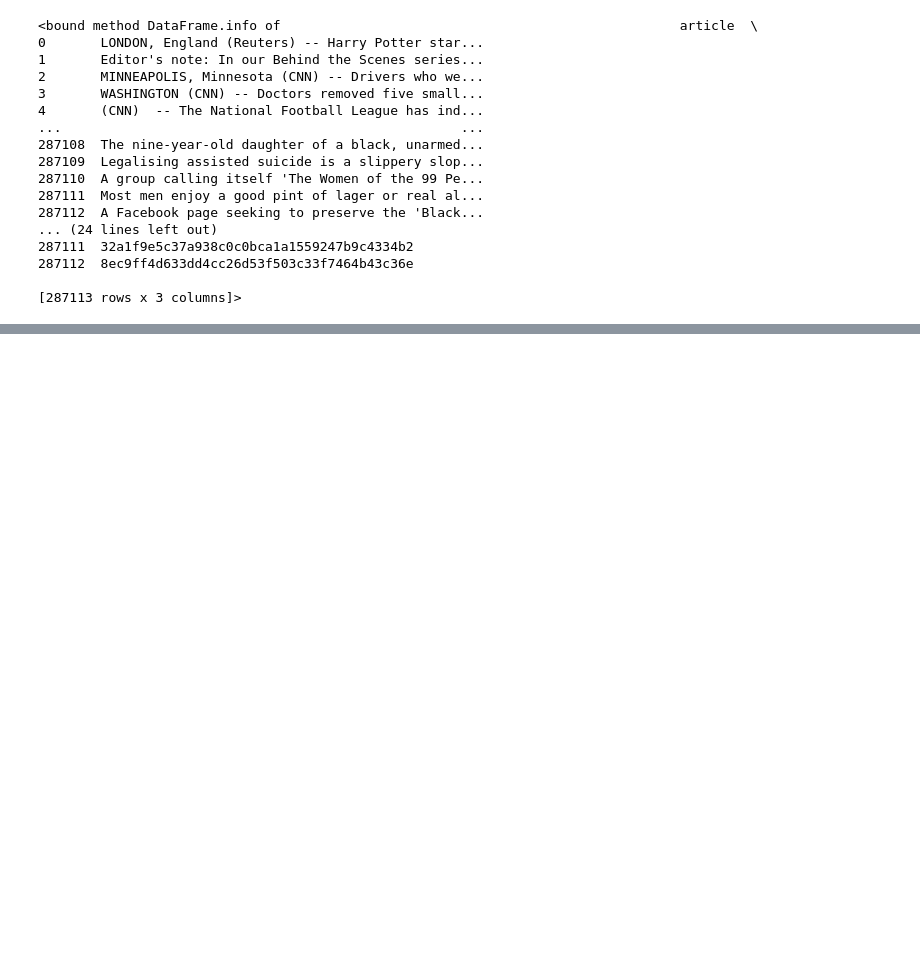
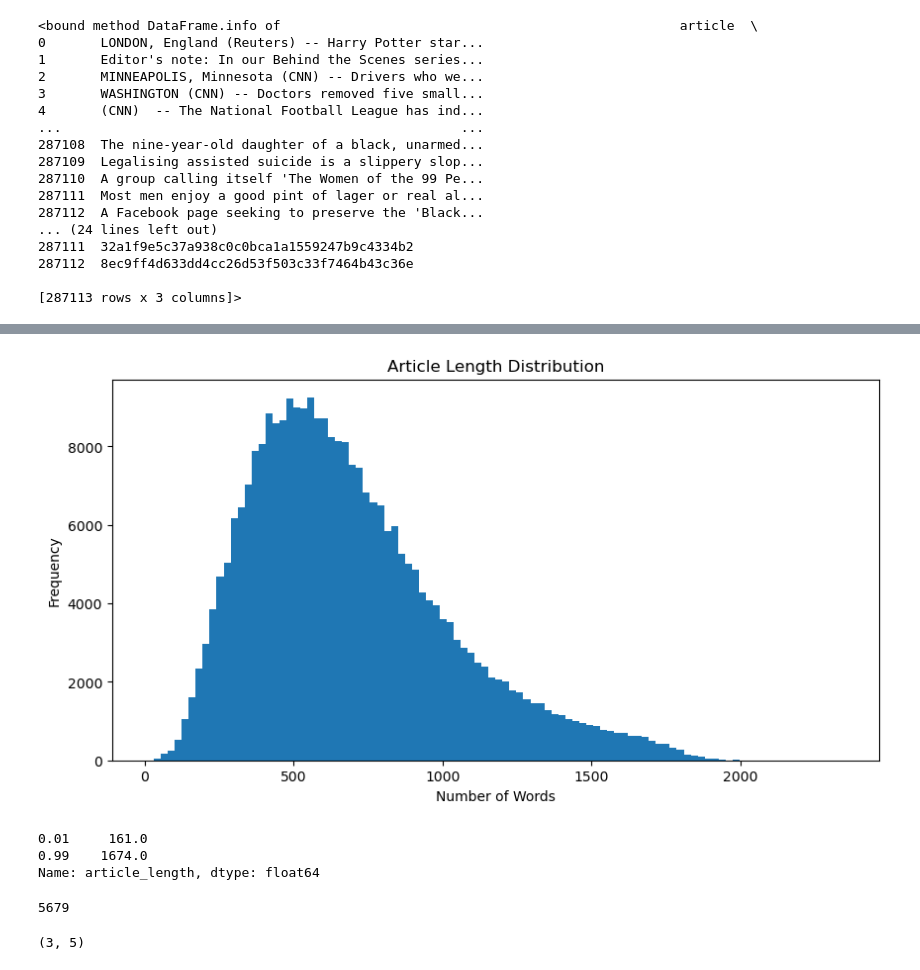
Before and after one commit to Norinasayande/Voices-in-the-news, a Jupyter notebook: Exploratory.ipynb, the cells around one changed output, grey strips where cells are left out. Saved outputs shown, nothing was run; the diff lists cells and outputs as text; code cells hidden in the pictures; blank space fills up the shorter version.

Commit message:
Completed article outlier detection and technical missingness analysis

```diff
--- a/Exploratory.ipynb
+++ b/Exploratory.ipynb
@@ -47,3 +47,12 @@ df.info
 287112  8ec9ff4d633dd4cc26d53f503c33f7464b43c36e
 
 [287113 rows x 3 columns]>
+# %%
+# Outlier Detection
+
+# Calculate article and highlight length (word count)
+
+df["article_length"] = df["article"].apply(lambda x: len(str(x).split()))
+df["highlight_length"] = df["highlights"].apply(lambda x: len(str(x).split()))
+
+df[["article_length", "highlight_length"]].describe()
@@ -49,0 +69,25 @@ df.info
+# %%
+import matplotlib.pyplot as plt
+
+plt.figure(figsize=(10,5))
+plt.hist(df["article_length"], bins=100)
+plt.title("Article Length Distribution")
+plt.xlabel("Number of Words")
+plt.ylabel("Frequency")
+plt.show()
+# %% [output]
+[figure, added]
+# %%
+df["article_length"].quantile([0.01, 0.99])
+# %% [output]
+0.01     161.0
+0.99    1674.0
+Name: article_length, dtype: float64
+# %%
+lower = df["article_length"].quantile(0.01)
+upper = df["article_length"].quantile(0.99)
+
+outliers = df[(df["article_length"] < lower) | (df["article_length"] > upper)]
+len(outliers)
+# %% [output]
+5679
@@ -49,0 +96,4 @@ df.info
+# %%
+df[df["article_length"] < 20].shape
+# %% [output]
+(3, 5)
```
Also changed, not shown: parts of 8 cells of this notebook.
